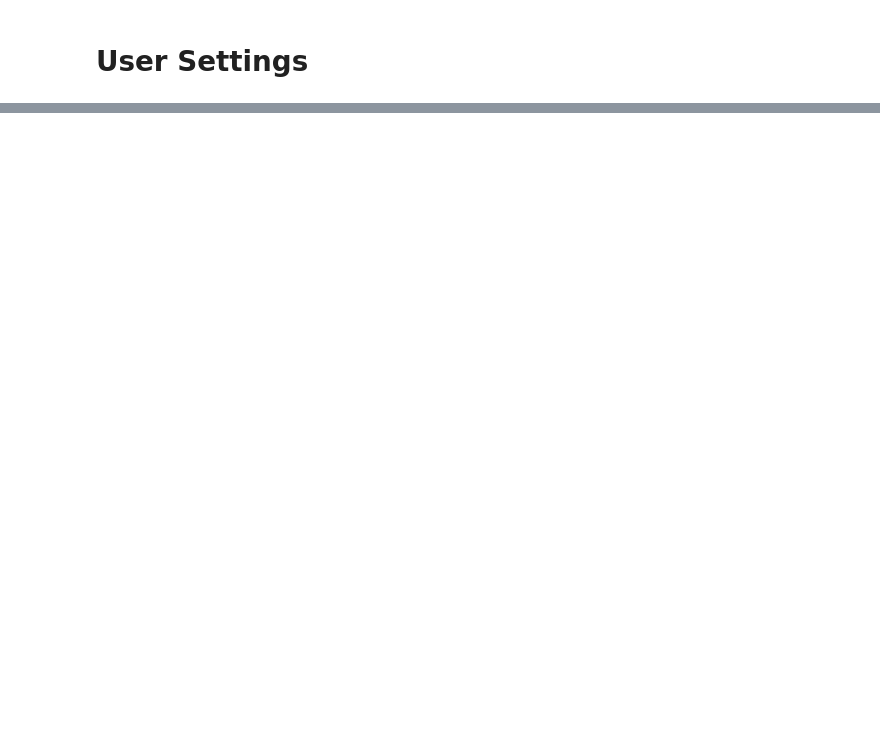
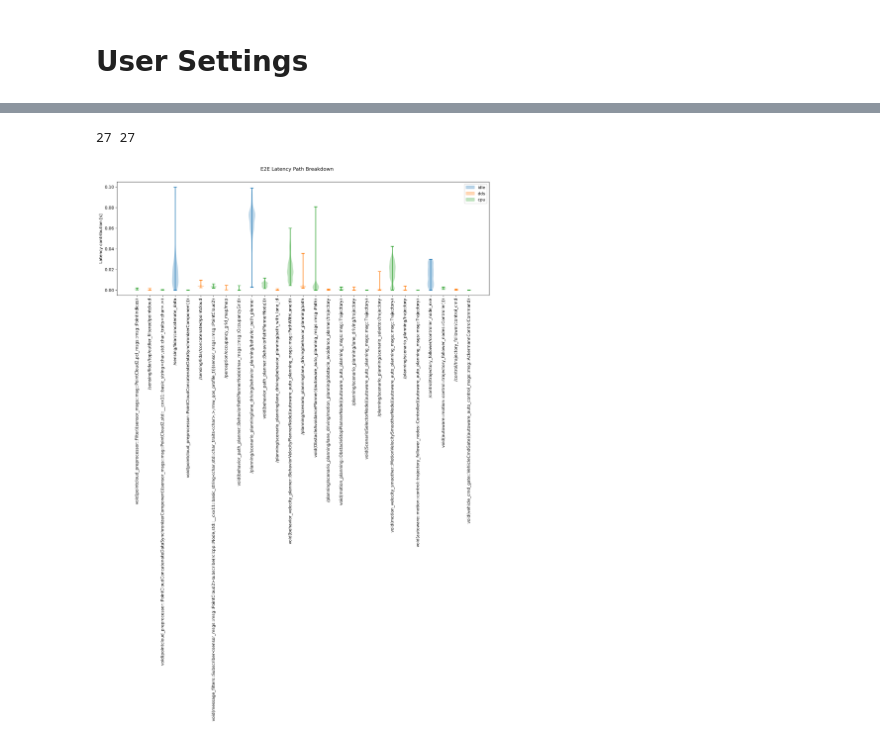
Before and after one commit to TUM-AVS/ros2_latency_analysis, a Jupyter notebook: trace-analysis.ipynb, the cells around one changed output, grey strips where cells are left out. Drawn from its saved outputs; the diff is of its cells as text; code cells hidden in the pictures; blank space fills up the shorter version.

```diff
--- a/trace-analysis.ipynb
+++ b/trace-analysis.ipynb
@@ -485,65 +502,53 @@ None
 # %%
-from message_tree.message_tree_algorithms import _repr
-from message_tree.message_tree_structure import E2EBreakdownItem
+%%skip_if_false E2E_ENABLED
+%%skip_if_false E2E_PLOT
 
-def label_latency_item(item: E2EBreakdownItem):
-    match item.type:
-        case "cpu":
-            return f"{_repr(item.location[0])}"
-        case "idle":
-            cb_inst: TrCallbackInstance = item.location[0]
-            owner = cb_inst.callback_obj.owner
-            match owner:
-                case TrTimer() as tmr:
-                    tmr: TrTimer
-                    node_name = tmr.node.path
-                case TrSubscriptionObject() as sub:
-                    sub: TrSubscriptionObject
-                    node_name = sub.subscription.node.path
-                case _:
-                    raise TypeError()
-            return f"{node_name}"
-        case "dds":
-            msg_inst: TrPublishInstance = item.location[0]
-            return f"{msg_inst.publisher.topic_name}"
-        case _:
-            return ValueError()
+from message_tree.message_tree_algorithms import label_latency_item
+
+##################################################
+# Plot violin plot of latencies on each station
+# of the DFG path (aggregated over all dataflows)
+##################################################
 
 plt.close("E2E path breakdown")
 fig, ax = plt.subplots(num="E2E path breakdown", dpi=300, figsize=(16, 5))
 fig.suptitle("E2E Latency Path Breakdown")
 ax: plt.Axes
 
-component_durations = list(zip(*[e2e_latency_breakdown__(p) for p in tqdm(lidar_cohort, desc="Calculating breakdowns")]))
-labels = [label_latency_item(item) for item in e2e_latency_breakdown__(lidar_cohort[0])]
-types = [item.type for item in e2e_latency_breakdown__(lidar_cohort[0])]
+component_durations = list(zip(*[e2e_latency_breakdown(p) for p in tqdm(relevant_dataflows, desc="Calculating breakdowns")]))
+component_latency_items = component_durations
+labels = [label_latency_item(item) for item in e2e_latency_breakdown(relevant_dataflows[0])]
+types = [item.type for item in e2e_latency_breakdown(relevant_dataflows[0])]
 component_durations = [list(map(lambda item: item.duration, d)) for d in component_durations]
 print(len(component_durations), len(labels))
 
 import matplotlib.patches as mpatches
 
 legend_entries = []
 def add_label(violin, label):
     color = violin["bodies"][0].get_facecolor().flatten()
     legend_entries.append((mpatches.Patch(color=color), label))
 
 for type in ("idle", "dds", "cpu"):
     indices = [i for i, t in enumerate(types) if t == type]
     xs = [component_durations[i] for i in indices]
     vln = ax.violinplot(xs, indices)
     add_label(vln, type)
     for i, x in zip(indices, xs):
         df_out = pd.Series(x)
         df_out.to_csv(f"out/plot_e2es_violin_{i:02d}.csv", index=False, header=["duration_s"])
 ax.set_ylabel("Latency contribution [s]")
 ax.set_xticks(range(len(labels)), labels, rotation=90)
 ax.legend(*zip(*legend_entries))
 plt.savefig("out/plot_e2es_violin.png")
 
 df_labels = pd.Series(labels)
 df_labels.to_csv("out/plot_e2es_violin_labels.csv", index=False, header=["label"])
 
 df_types = pd.Series(types)
 df_types.to_csv("out/plot_e2es_violin_types.csv", index=False, header=["type"])
 
 None
+# %% [output]
+27 27
+[figure, added]
```
Also changed, not shown: parts of 28 cells of this notebook, 2 other files.
